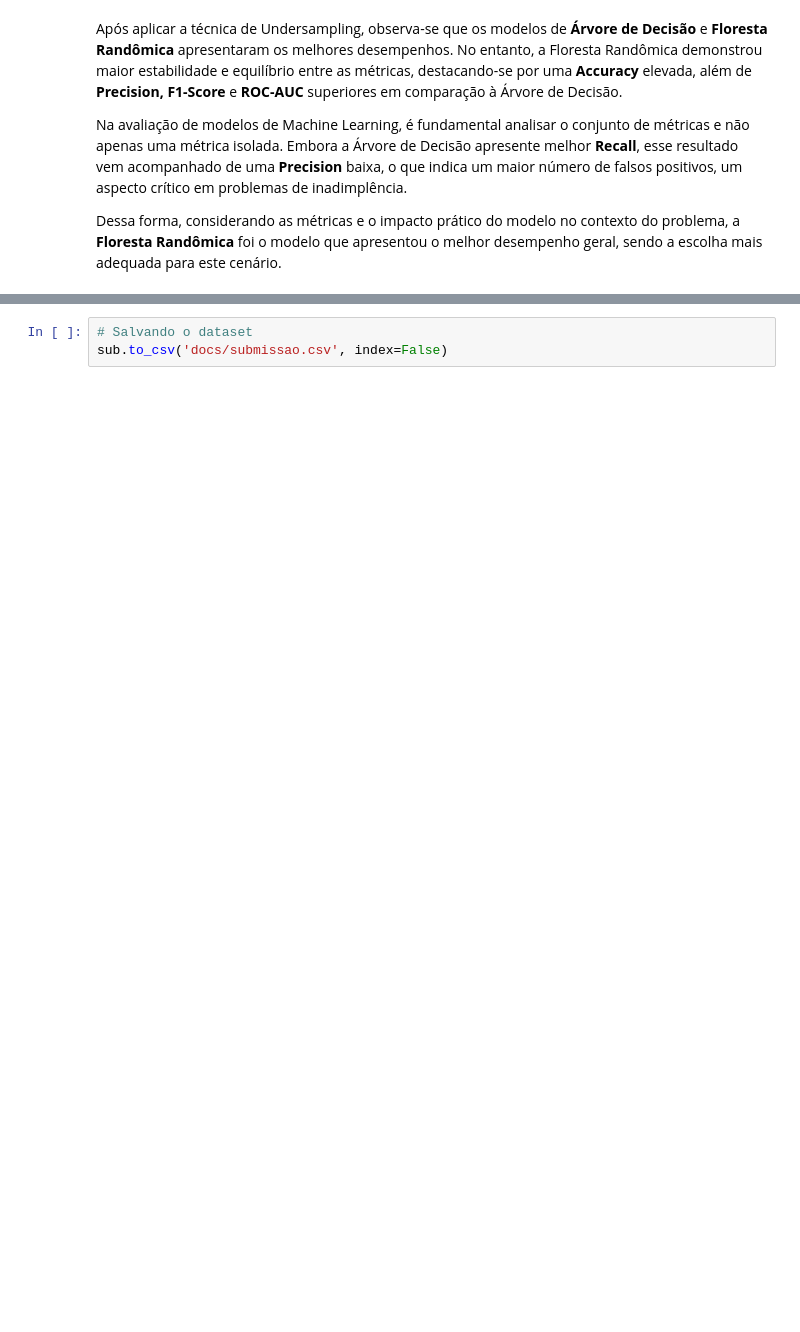
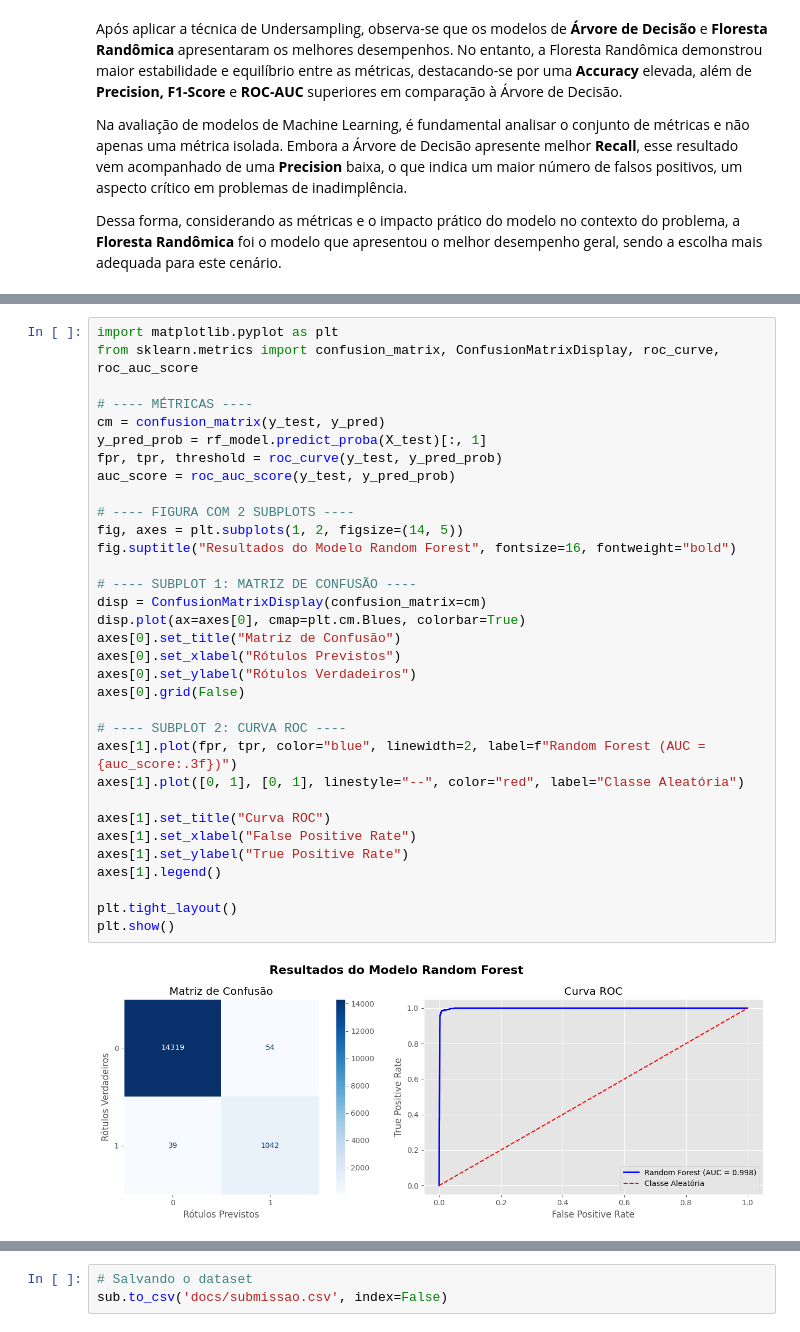
Before and after one commit to rrafahenrique/Modelo-Preditivo-Inadimplencia, a Jupyter notebook: DESAFIO - PARTE III.ipynb, the cells around one changed output, grey strips where cells are left out. Drawn from its saved outputs; the diff is of its cells as text; blank space fills up the shorter version.

```diff
--- a/DESAFIO - PARTE III.ipynb
+++ b/DESAFIO - PARTE III.ipynb
@@ -300,0 +217,35 @@ Reporte de Classificação - Pipeline
+# %%
+import matplotlib.pyplot as plt
+from sklearn.metrics import confusion_matrix, ConfusionMatrixDisplay, roc_curve, roc_auc_score
+
+# ---- MÉTRICAS ----
+cm = confusion_matrix(y_test, y_pred)
+y_pred_prob = rf_model.predict_proba(X_test)[:, 1]
+fpr, tpr, threshold = roc_curve(y_test, y_pred_prob)
+auc_score = roc_auc_score(y_test, y_pred_prob)
+
+# ---- FIGURA COM 2 SUBPLOTS ----
+fig, axes = plt.subplots(1, 2, figsize=(14, 5))
+fig.suptitle("Resultados do Modelo Random Forest", fontsize=16, fontweight="bold")
+
+# ---- SUBPLOT 1: MATRIZ DE CONFUSÃO ----
+disp = ConfusionMatrixDisplay(confusion_matrix=cm)
+disp.plot(ax=axes[0], cmap=plt.cm.Blues, colorbar=True)
+axes[0].set_title("Matriz de Confusão")
+axes[0].set_xlabel("Rótulos Previstos")
+axes[0].set_ylabel("Rótulos Verdadeiros")
+axes[0].grid(False)
+
+# ---- SUBPLOT 2: CURVA ROC ----
+axes[1].plot(fpr, tpr, color="blue", linewidth=2, label=f"Random Forest (AUC = {auc_score:.3f})")
+axes[1].plot([0, 1], [0, 1], linestyle="--", color="red", label="Classe Aleatória")
+
+axes[1].set_title("Curva ROC")
+axes[1].set_xlabel("False Positive Rate")
+axes[1].set_ylabel("True Positive Rate")
+axes[1].legend()
+
+plt.tight_layout()
+plt.show()
+# %% [output]
+[figure, added]
```
Also changed, not shown: parts of 50 cells of this notebook, 6 other files.
